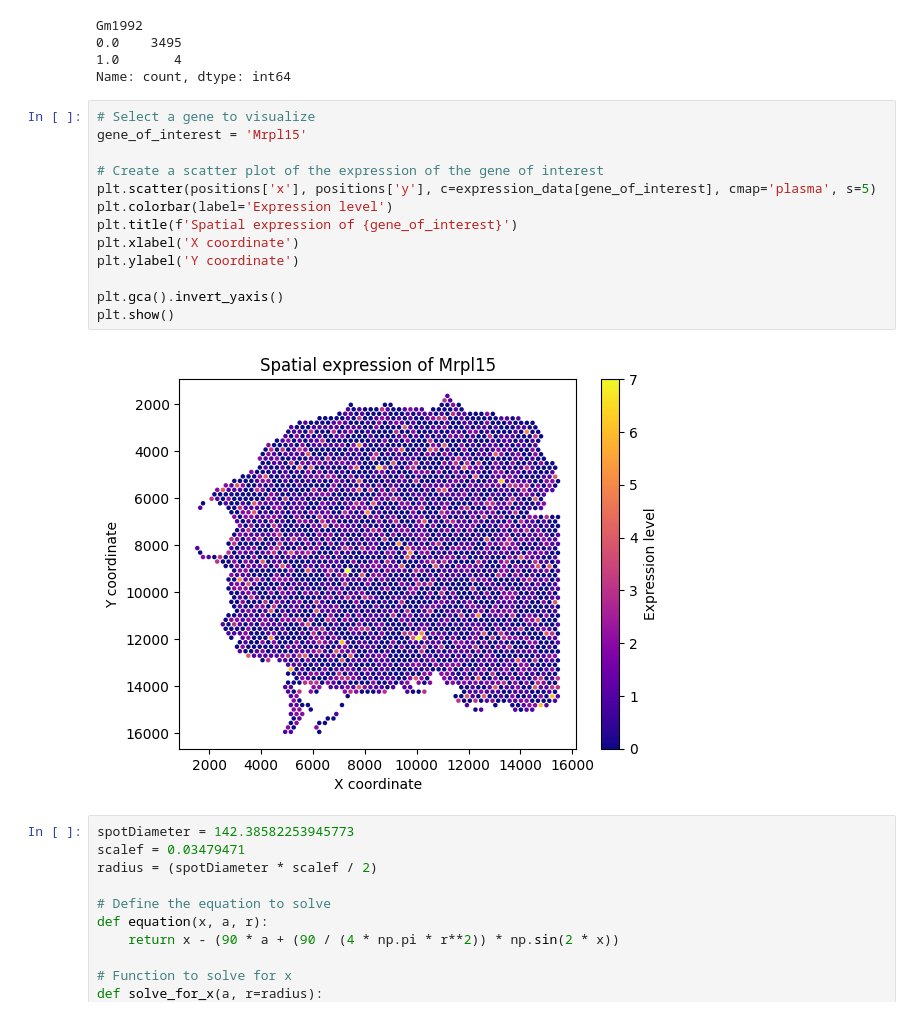
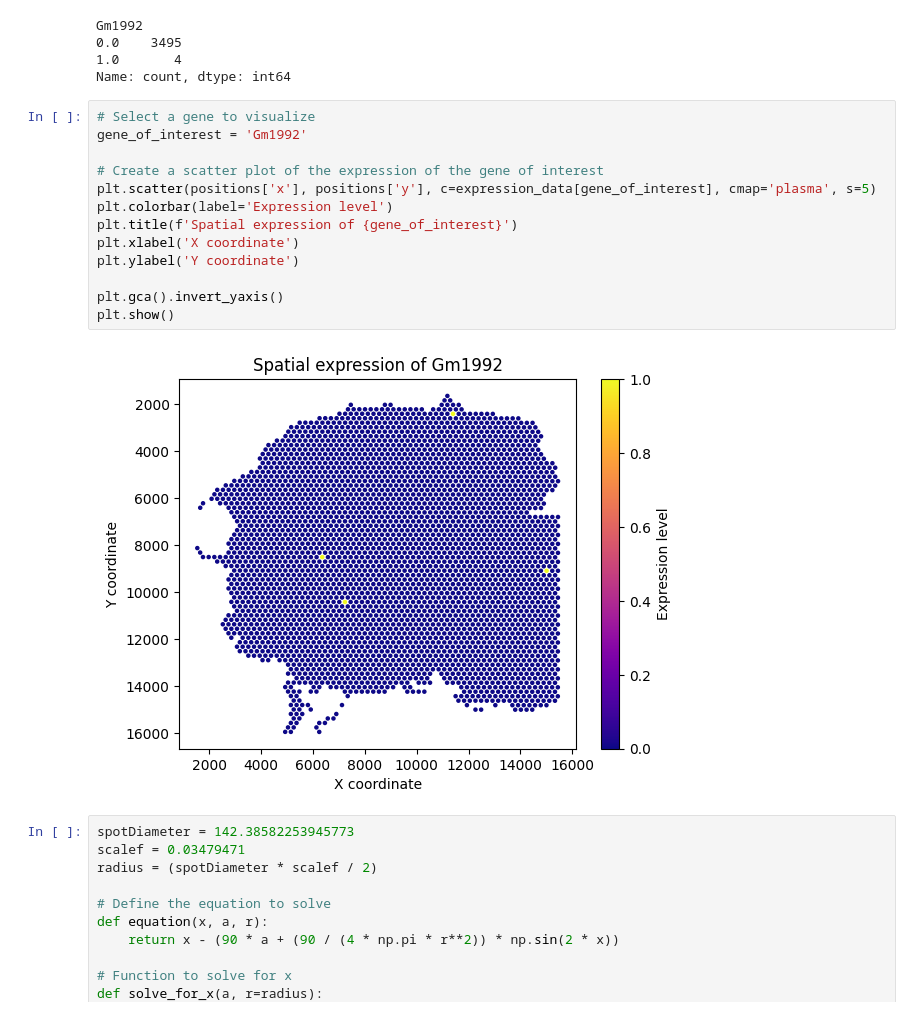
Before and after one commit to ScheWann/A-Part-to-Whole-Circular-Cell-Explorer, a Jupyter notebook: RedesignChallenge/Python/process.ipynb, the cells around one changed output. Drawn from its saved outputs; the diff is of its cells as text.

Commit message:
update about precessing the gene expression

```diff
--- a/RedesignChallenge/Python/process.ipynb
+++ b/RedesignChallenge/Python/process.ipynb
@@ -95,19 +108,19 @@ Gm1992
 Name: count, dtype: int64
 # %%
 # Select a gene to visualize
-gene_of_interest = 'Mrpl15'
+gene_of_interest = 'Gm1992'
 
 # Create a scatter plot of the expression of the gene of interest
 plt.scatter(positions['x'], positions['y'], c=expression_data[gene_of_interest], cmap='plasma', s=5)
 plt.colorbar(label='Expression level')
 plt.title(f'Spatial expression of {gene_of_interest}')
 plt.xlabel('X coordinate')
 plt.ylabel('Y coordinate')
 
 plt.gca().invert_yaxis()
 plt.show()
 # %% [output]
-[figure, old version]
+[figure, new version]
 # %%
 spotDiameter = 142.38582253945773
 scalef = 0.03479471
```
Also changed, not shown: parts of 3 cells of this notebook, 1 other file.
